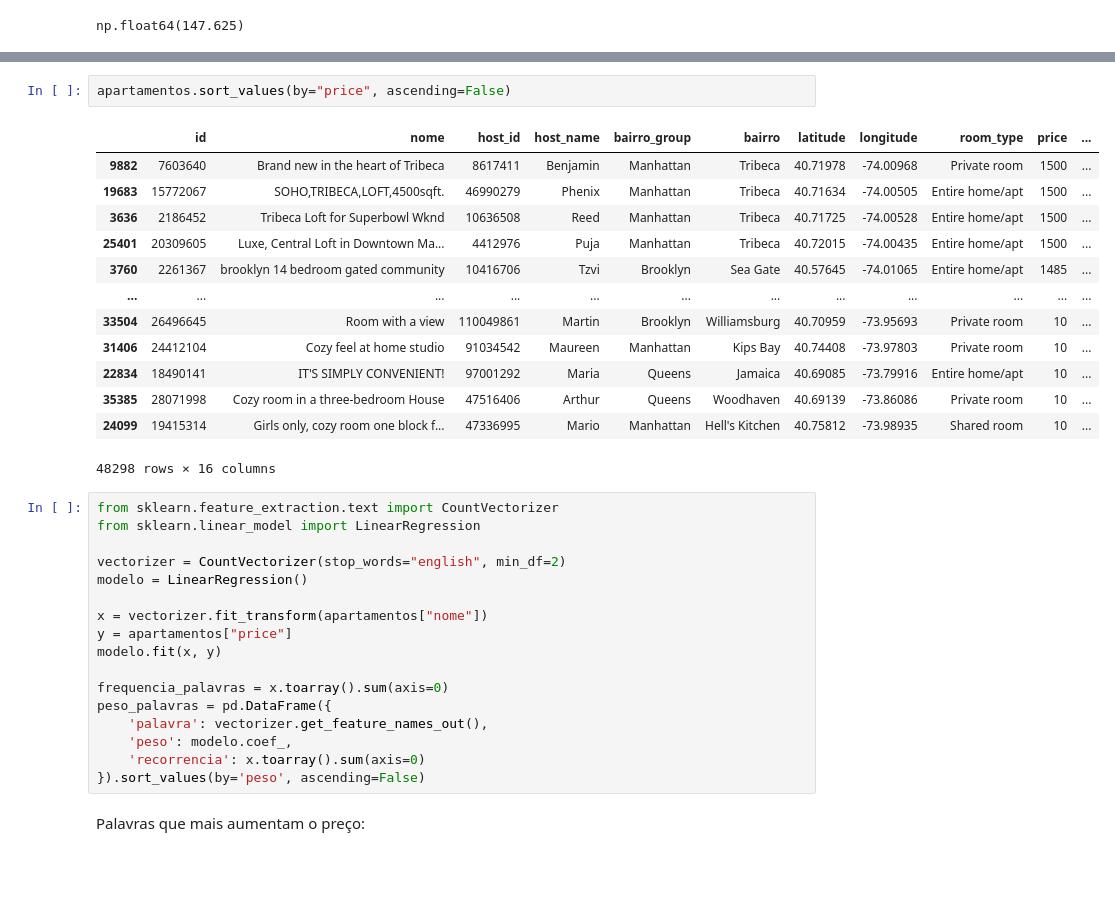
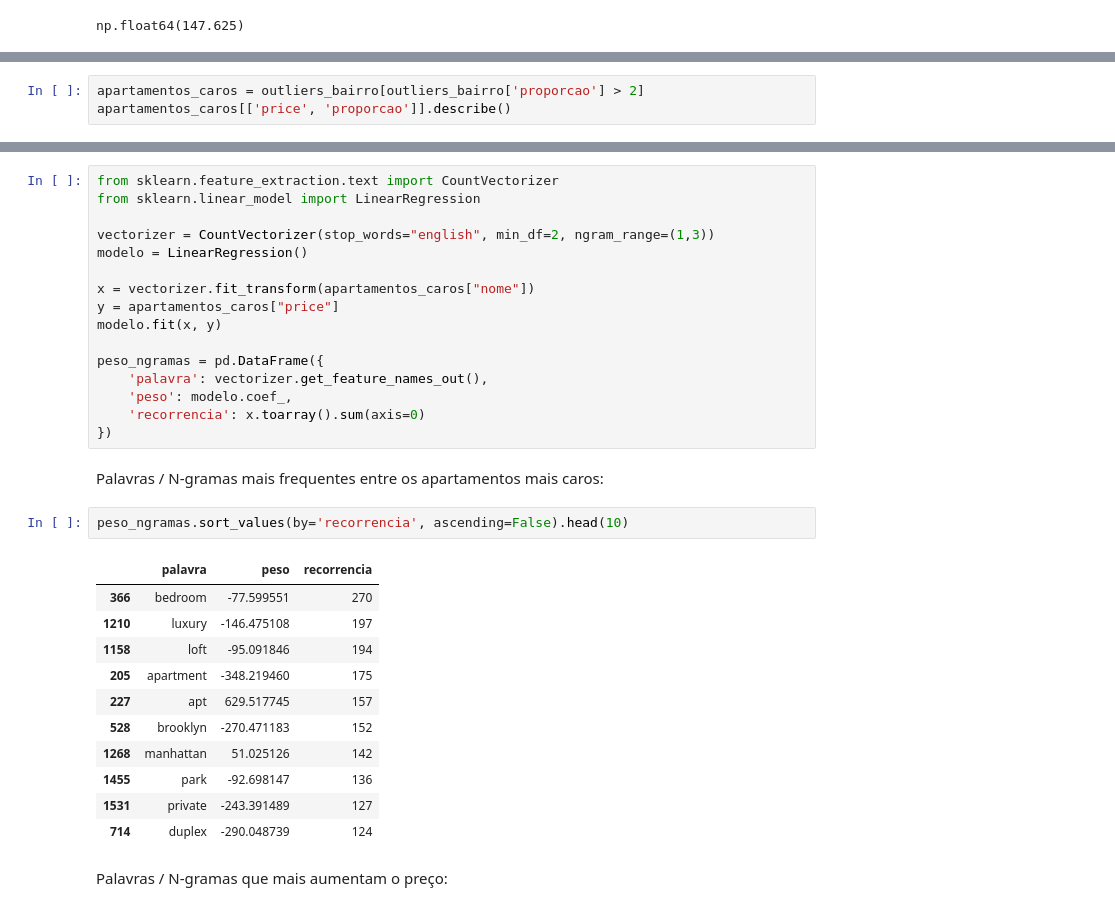
Before and after one commit to raphael-fleury/desafio-cd-lighthouse, a Jupyter notebook: analise.ipynb, the cells around one changed output, grey strips where cells are left out. Drawn from its saved outputs; the diff is of its cells as text; blank space fills up the shorter version.

Commit message:
add recorrencia das palavras no modelo de relação preço-nome

```diff
--- a/analise.ipynb
+++ b/analise.ipynb
@@ -506,0 +509,3 @@ np.float64(147.625)
+# %%
+apartamentos_caros = outliers_bairro[outliers_bairro['proporcao'] > 2]
+apartamentos_caros[['price', 'proporcao']].describe()
@@ -507,35 +522,34 @@ np.float64(147.625)
+# %%
+from sklearn.feature_extraction.text import CountVectorizer
+from sklearn.linear_model import LinearRegression
+
+vectorizer = CountVectorizer(stop_words="english", min_df=2, ngram_range=(1,3))
+modelo = LinearRegression()
+
+x = vectorizer.fit_transform(apartamentos_caros["nome"])
+y = apartamentos_caros["price"]
+modelo.fit(x, y)
+
+peso_ngramas = pd.DataFrame({
+    'palavra': vectorizer.get_feature_names_out(),
+    'peso': modelo.coef_,
+    'recorrencia': x.toarray().sum(axis=0)
+})
+# %% [markdown]
+Palavras / N-gramas mais frequentes entre os apartamentos mais caros:
 # %%
-apartamentos.sort_values(by="price", ascending=False)
+peso_ngramas.sort_values(by='recorrencia', ascending=False).head(10)
 # %% [output]
-|  | id | nome | host_id | host_name | bairro_group | bairro | latitude | longitude | room_type | price | ... |
-| 9882 | 7603640 | Brand new in the heart of Tribeca | 8617411 | Benjamin | Manhattan | Tribeca | 40.71978 | -74.00968 | Private room | 1500 | ... |
-| 19683 | 15772067 | SOHO,TRIBECA,LOFT,4500sqft. | 46990279 | Phenix | Manhattan | Tribeca | 40.71634 | -74.00505 | Entire home/apt | 1500 | ... |
-| 3636 | 2186452 | Tribeca Loft for Superbowl Wknd | 10636508 | Reed | Manhattan | Tribeca | 40.71725 | -74.00528 | Entire home/apt | 1500 | ... |
-| 25401 | 20309605 | Luxe, Central Loft in Downtown Ma... | 4412976 | Puja | Manhattan | Tribeca | 40.72015 | -74.00435 | Entire home/apt | 1500 | ... |
-| 3760 | 2261367 | brooklyn 14 bedroom gated community | 10416706 | Tzvi | Brooklyn | Sea Gate | 40.57645 | -74.01065 | Entire home/apt | 1485 | ... |
-| ... | ... | ... | ... | ... | ... | ... | ... | ... | ... | ... | ... |
-| 33504 | 26496645 | Room with a view | 110049861 | Martin | Brooklyn | Williamsburg | 40.70959 | -73.95693 | Private room | 10 | ... |
-| 31406 | 24412104 | Cozy feel at home studio | 91034542 | Maureen | Manhattan | Kips Bay | 40.74408 | -73.97803 | Private room | 10 | ... |
-| 22834 | 18490141 | IT'S SIMPLY CONVENIENT! | 97001292 | Maria | Queens | Jamaica | 40.69085 | -73.79916 | Entire home/apt | 10 | ... |
-| 35385 | 28071998 | Cozy room in a three-bedroom House | 47516406 | Arthur | Queens | Woodhaven | 40.69139 | -73.86086 | Private room | 10 | ... |
-| 24099 | 19415314 | Girls only, cozy room one block f... | 47336995 | Mario | Manhattan | Hell's Kitchen | 40.75812 | -73.98935 | Shared room | 10 | ... |
+|  | palavra | peso | recorrencia |
+| 366 | bedroom | -77.599551 | 270 |
+| 1210 | luxury | -146.475108 | 197 |
+| 1158 | loft | -95.091846 | 194 |
+| 205 | apartment | -348.219460 | 175 |
+| 227 | apt | 629.517745 | 157 |
+| 528 | brooklyn | -270.471183 | 152 |
+| 1268 | manhattan | 51.025126 | 142 |
+| 1455 | park | -92.698147 | 136 |
+| 1531 | private | -243.391489 | 127 |
+| 714 | duplex | -290.048739 | 124 |
-48298 rows × 16 columns
-# %%
-from sklearn.feature_extraction.text import CountVectorizer
-from sklearn.linear_model import LinearRegression
-
-vectorizer = CountVectorizer(stop_words="english", min_df=2)
-modelo = LinearRegression()
-
-x = vectorizer.fit_transform(apartamentos["nome"])
-y = apartamentos["price"]
-modelo.fit(x, y)
-
-frequencia_palavras = x.toarray().sum(axis=0)
-peso_palavras = pd.DataFrame({
-    'palavra': vectorizer.get_feature_names_out(),
-    'peso': modelo.coef_,
-    'recorrencia': x.toarray().sum(axis=0)
-}).sort_values(by='peso', ascending=False)
 # %% [markdown]
-Palavras que mais aumentam o preço:
+Palavras / N-gramas que mais aumentam o preço:
```
Also changed, not shown: parts of 6 cells of this notebook.
